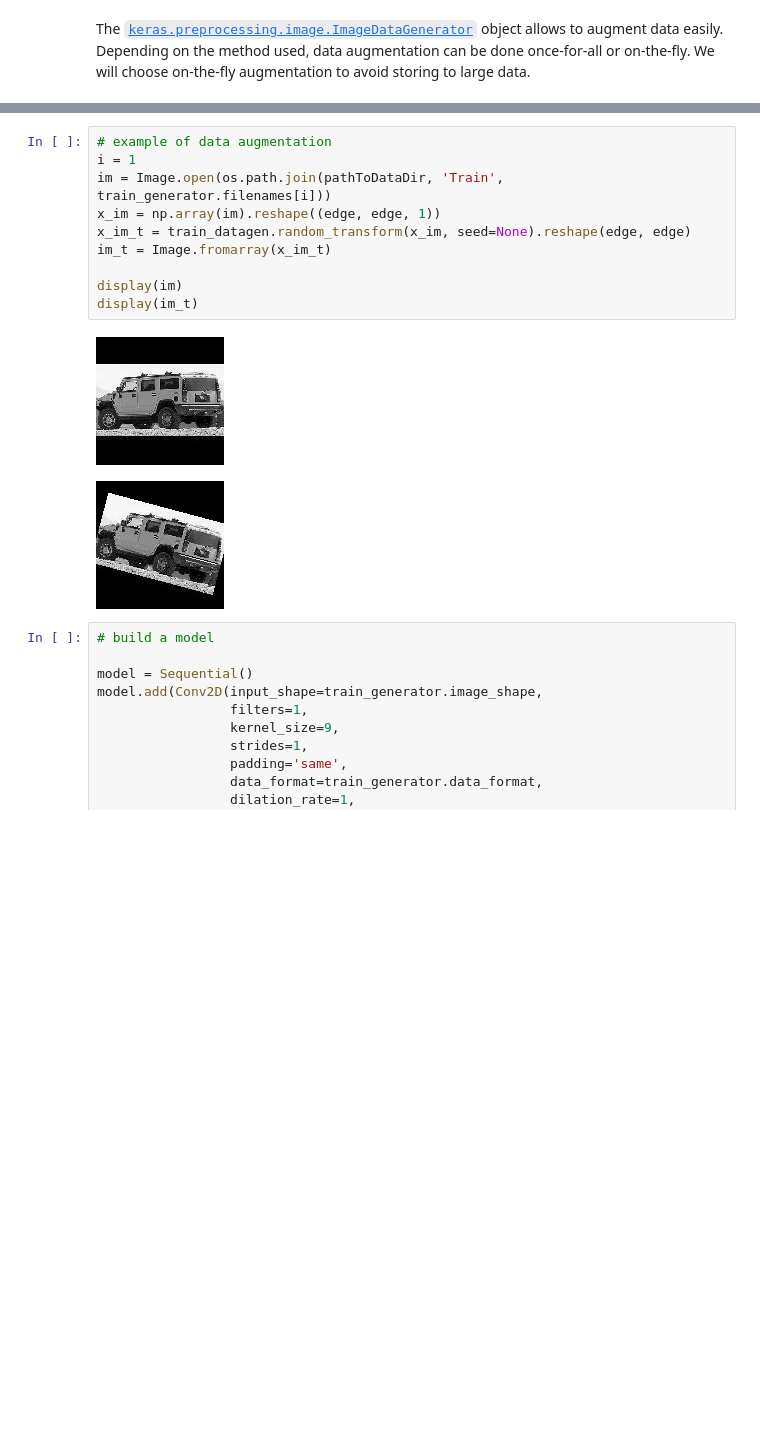
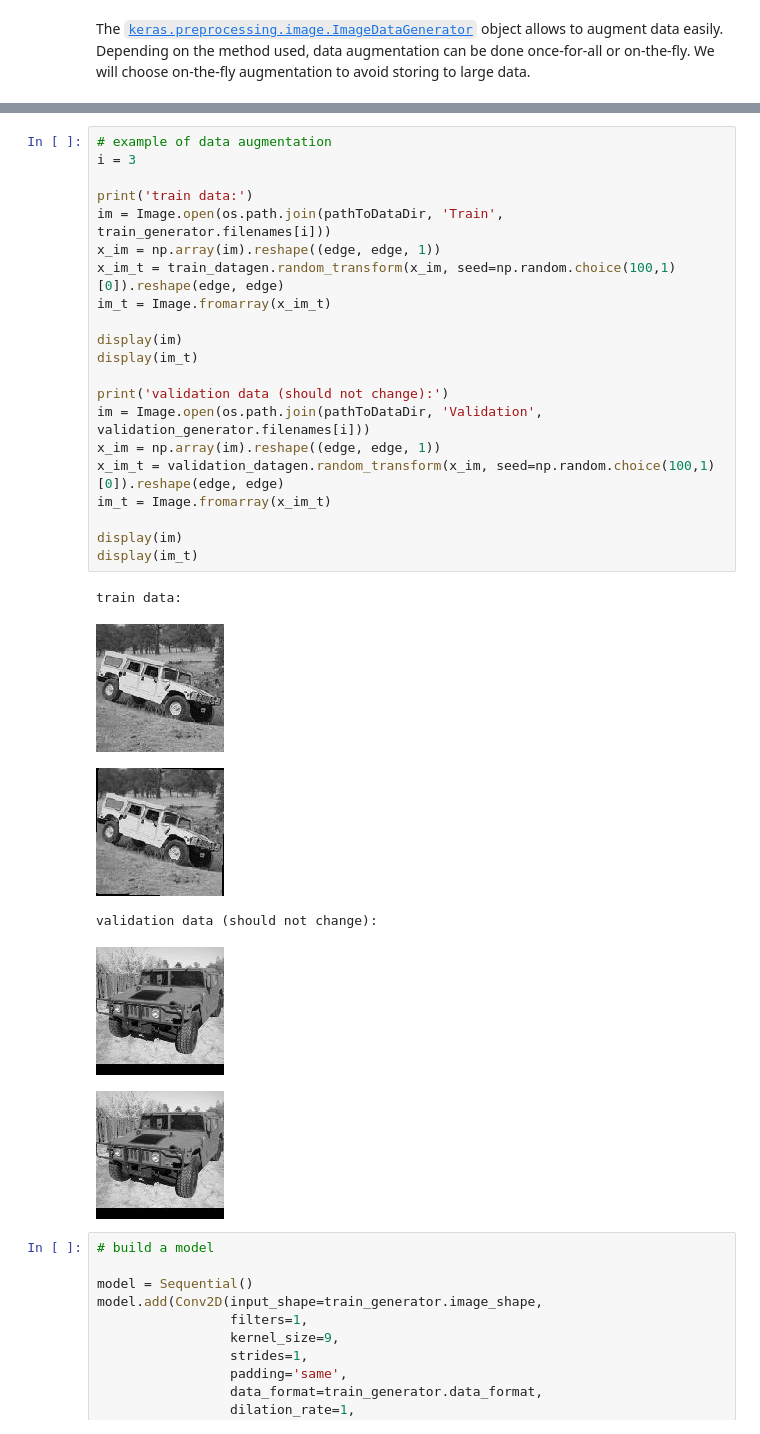
Before and after one commit to 0-tree/EIG3_IAFlash, a Jupyter notebook: Dev/dev_intelligence.ipynb, the cells around one changed output, grey strips where cells are left out. Drawn from its saved outputs; the diff is of its cells as text; blank space fills up the shorter version.

```diff
--- a/Dev/dev_intelligence.ipynb
+++ b/Dev/dev_intelligence.ipynb
@@ -122,16 +141,31 @@ Found 1600 images belonging to 196 classes.
 # %%
 # example of data augmentation
-i = 1
+i = 3
+
+print('train data:')
 im = Image.open(os.path.join(pathToDataDir, 'Train', train_generator.filenames[i]))
 x_im = np.array(im).reshape((edge, edge, 1))
-x_im_t = train_datagen.random_transform(x_im, seed=None).reshape(edge, edge)
+x_im_t = train_datagen.random_transform(x_im, seed=np.random.choice(100,1)[0]).reshape(edge, edge)
 im_t = Image.fromarray(x_im_t)
 
 display(im)
 display(im_t)
+
+print('validation data (should not change):')
+im = Image.open(os.path.join(pathToDataDir, 'Validation', validation_generator.filenames[i]))
+x_im = np.array(im).reshape((edge, edge, 1))
+x_im_t = validation_datagen.random_transform(x_im, seed=np.random.choice(100,1)[0]).reshape(edge, edge)
+im_t = Image.fromarray(x_im_t)
+
+display(im)
+display(im_t)
 # %% [output]
+train data:
-[figure, old version]
+[figure, new version]
-[figure, old version]
+[figure, new version]
+validation data (should not change):
+[figure, added]
+[figure, added]
 # %%
 # build a model
 
```
Also changed, not shown: parts of 13 cells of this notebook.
